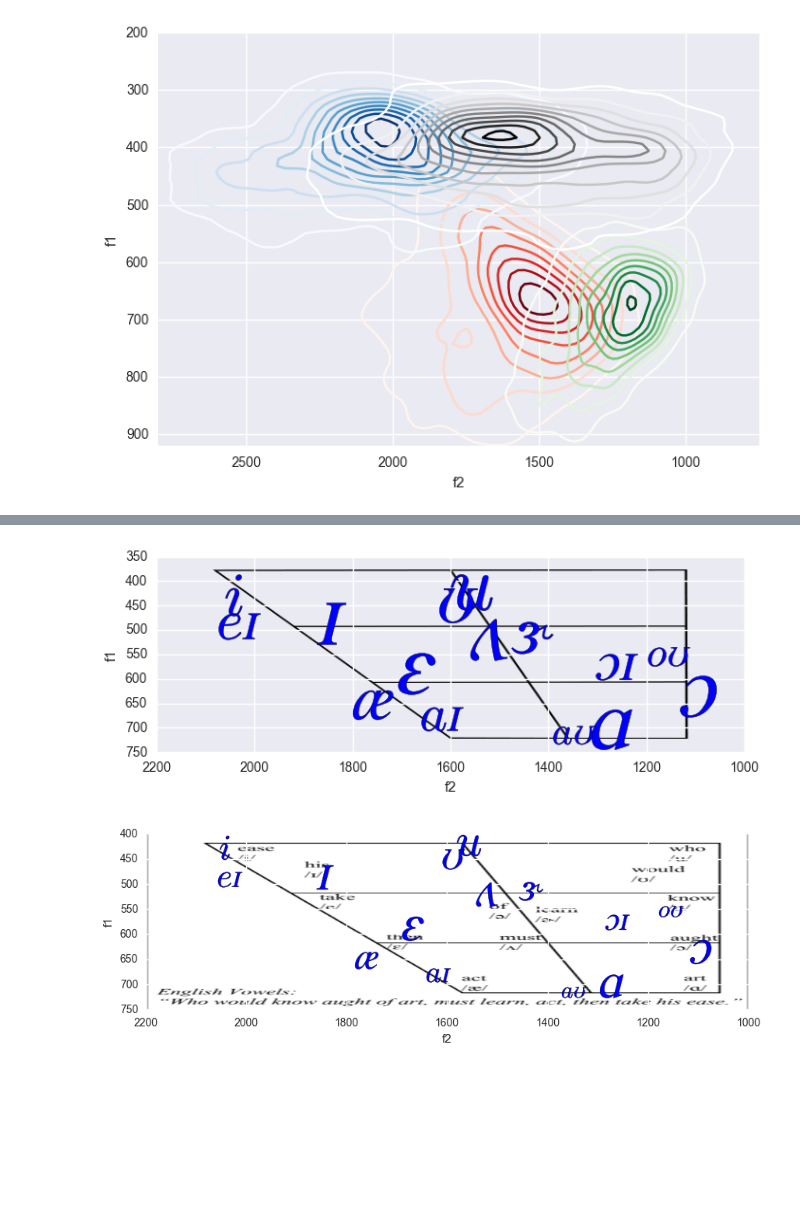
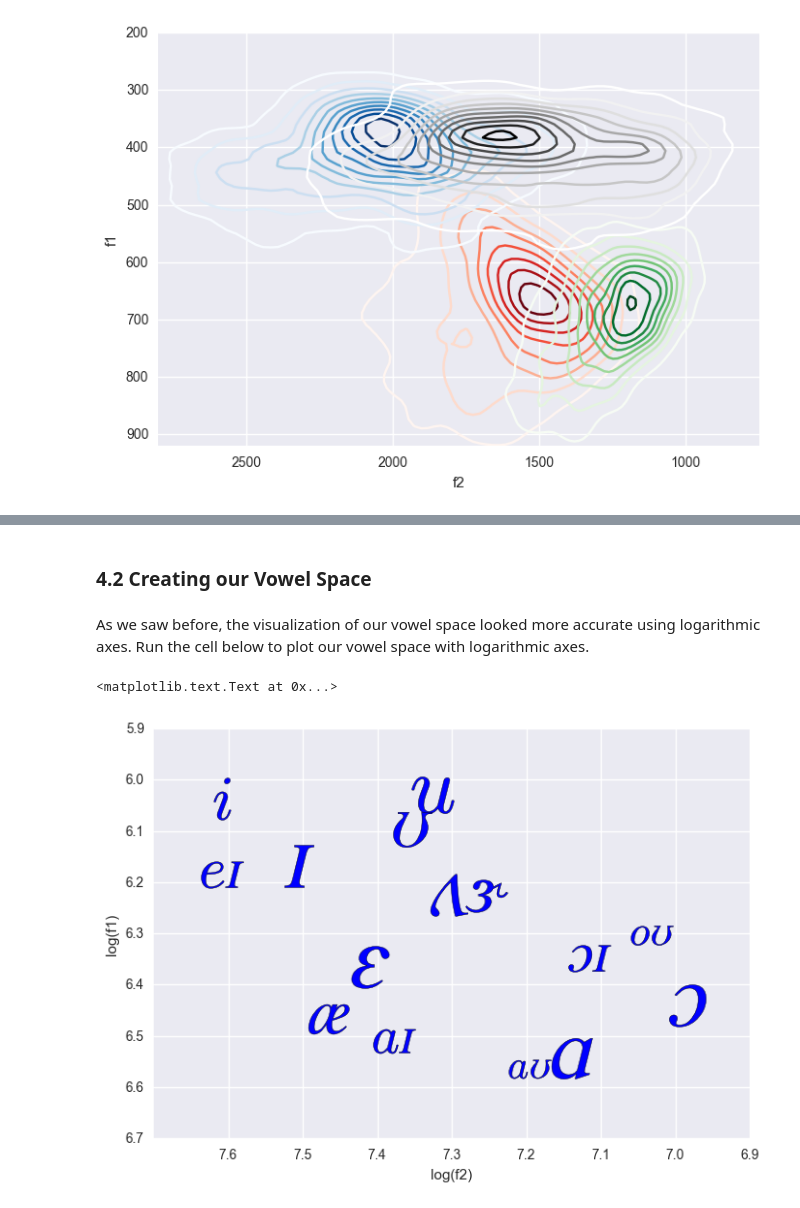
Before and after one commit to ds-modules/LINGUIS-110, a Jupyter notebook: VowelFormants.ipynb, the cells around one changed output, grey strips where cells are left out. Drawn from its saved outputs; the diff is of its cells as text; code cells hidden in the pictures; blank space fills up the shorter version.

```diff
--- a/VowelFormants.ipynb
+++ b/VowelFormants.ipynb
@@ -148,7 +237,7 @@ plt.xlabel('f2')
 # %%
 IPAtable = ds.Table.from_df(timit)
 
-pick_vowel = lambda vowel: table.where(table['IPA'] == vowel)
+pick_vowel = lambda vowel: table.where(IPAtable['IPA'] == vowel)
 
 i = pick_vowel('i')
 ar = pick_vowel('aɪ')
@@ -156,6 +245,3 @@ a = pick_vowel('ɑ')
 u = pick_vowel('u')
 
 corners = [i,ar,a,u]
-
-plt.scatter(a['f1'], a['f2'], alpha=.05)
-plt.scatter(i['f1'], i['f2'], alpha=.05, color='r')
@@ -183,0 +314,4 @@ plt.xlabel('f2')
+# %%
+Fall2017_file = 'data/vowel_midpoints_dr1.txt' #CHANGE TO elipses
+Fa17 = pd.read_csv(Fall2017_file, sep= "\t").reset_index(drop=True)
+Fa17.head(10)
@@ -183,0 +330,8 @@ plt.xlabel('f2')
+# %%
+##Delte this cell later
+vows = Fa17["vowel"]
+IPAdict = {"AO" : "ɔ", "AA" : "ɑ", "IY" : "i", "UW" : "u", "EH" : "ɛ", "IH" : "ɪ", "UH":"ʊ", "AH": "ʌ", "AX" : "ə", "AE":"æ", "EY" :"eɪ", "AY": "aɪ", "OW":"oʊ", "AW":"aʊ", "OY" :"ɔɪ", "ER":"ɝ"}
+newVows = []
+for i in vows:
+    newVows += [IPAdict[i]]
+Fa17['IPA'] = newVows
@@ -183,0 +340,14 @@ plt.xlabel('f2')
+# %%
+Fa17avgs = Fa17.groupby('IPA').mean()
+Fa17avgs.head()
+
+logf1 = []
+logf2 = []
+for i in Fa17avgs["f1"]:
+    logf1 += [math.log(i)]
+for j in Fa17avgs["f2"]:
+    logf2 += [math.log(j)]
+Fa17avgs["logf1"] = logf1
+Fa17avgs["logf2"] = logf2
+newavgs = timit.groupby('IPA').mean()
+newavgs.head()
@@ -184,32 +362,16 @@ plt.xlabel('f2')
+# %% [markdown]
+### 4.2 Creating our Vowel Space
+# %% [markdown]
+As we saw before, the visualization of our vowel space looked more accurate using logarithmic axes. Run the cell below to plot our vowel space with logarithmic axes.
 # %%
-plt.figure(figsize=(8, 10))
-
 plt.gca().invert_yaxis()
 plt.gca().invert_xaxis()
 
 for i in range(len(avgs)):
-    plt.scatter(avgs.f2[i], avgs.f1[i], marker=r"$ {} $".format(avgs.index[i]), s=1000)
+    plt.scatter(newavgs.logf2[i], newavgs.logf1[i], marker=r"$ {} $".format(newavgs.index[i]), s=1000)
 
-plt.ylabel('f1')
-plt.xlabel('f2')
-
-im = plt.imread('images/blankvowel.png')
-ax = plt.imshow(im, extent=(plt.xlim()[0], plt.xlim()[1], plt.ylim()[0], plt.ylim()[1]))
+plt.ylabel('log(f1)')
+plt.xlabel('log(f2)')
 # %% [output]
+<matplotlib.text.Text at 0x...>
-[figure, old version]
+[figure, new version]
-# %%
-plt.figure(figsize=(10,4))
-
-plt.gca().invert_yaxis()
-plt.gca().invert_xaxis()
-
-for i in range(len(avgs)):
-    plt.scatter(avgs.f2[i], avgs.f1[i], marker=r"$ {} $".format(avgs.index[i]), s=500)
-
-plt.ylabel('f1')
-plt.xlabel('f2')
-
-im = plt.imread('images/notblank.png')
-ax = plt.imshow(im, extent=(2200, 1000, 750, 400))
-# %% [output]
-[figure, removed]
```
Also changed, not shown: parts of 42 cells of this notebook.
